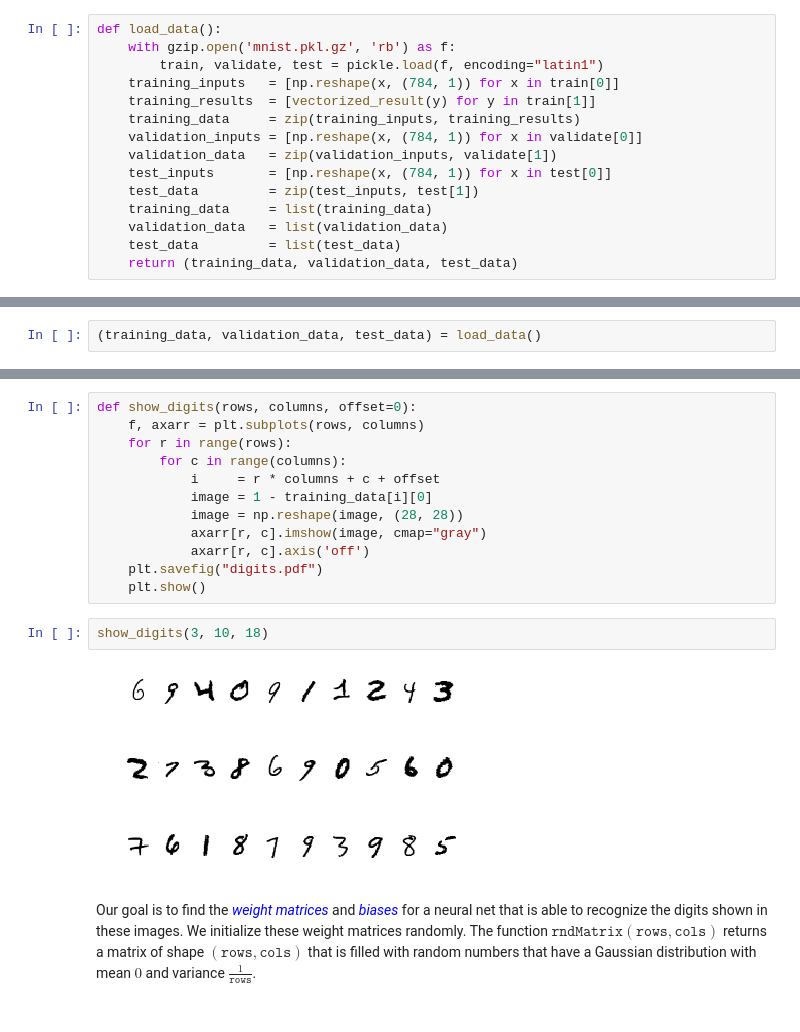
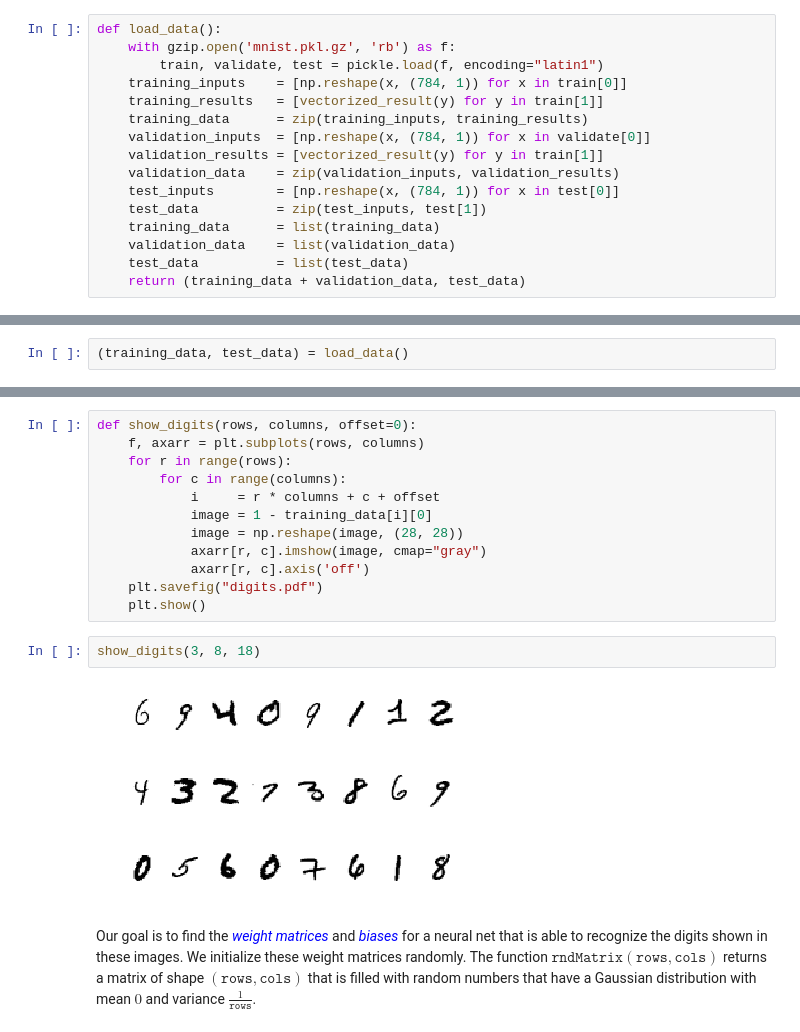
Before and after one commit to karlstroetmann/Artificial-Intelligence, a Jupyter notebook: Python/Digit-Recognition.ipynb, the cells around one changed output, grey strips where cells are left out. Drawn from its saved outputs; the diff is of its cells as text.

```diff
--- a/Python/Digit-Recognition.ipynb
+++ b/Python/Digit-Recognition.ipynb
@@ -60,21 +57,22 @@ Note that the formats for training data and validation data are different.
 def load_data():
     with gzip.open('mnist.pkl.gz', 'rb') as f:
         train, validate, test = pickle.load(f, encoding="latin1")
-    training_inputs   = [np.reshape(x, (784, 1)) for x in train[0]]
-    training_results  = [vectorized_result(y) for y in train[1]]
-    training_data     = zip(training_inputs, training_results)
-    validation_inputs = [np.reshape(x, (784, 1)) for x in validate[0]]
-    validation_data   = zip(validation_inputs, validate[1])
-    test_inputs       = [np.reshape(x, (784, 1)) for x in test[0]]
-    test_data         = zip(test_inputs, test[1])
-    training_data     = list(training_data)
-    validation_data   = list(validation_data)
-    test_data         = list(test_data)
-    return (training_data, validation_data, test_data)
+    training_inputs    = [np.reshape(x, (784, 1)) for x in train[0]]
+    training_results   = [vectorized_result(y) for y in train[1]]
+    training_data      = zip(training_inputs, training_results)
+    validation_inputs  = [np.reshape(x, (784, 1)) for x in validate[0]]
+    validation_results = [vectorized_result(y) for y in train[1]]
+    validation_data    = zip(validation_inputs, validation_results)
+    test_inputs        = [np.reshape(x, (784, 1)) for x in test[0]]
+    test_data          = zip(test_inputs, test[1])
+    training_data      = list(training_data)
+    validation_data    = list(validation_data)
+    test_data          = list(test_data)
+    return (training_data + validation_data, test_data)
 # %% [markdown]
 We store the data in three variables `training_data`,
 # %%
-(training_data, validation_data, test_data) = load_data()
+(training_data, test_data) = load_data()
 # %% [markdown]
 The function $\texttt{show_digit}(\texttt{row}, \texttt{columns}, \texttt{offset})$
 shows $\texttt{row} \cdot \texttt{columns}$ images of the training data.  The first image shown is the image at index $\texttt{offset}$.
@@ -91,9 +89,9 @@ def show_digits(rows, columns, offset=0):
     plt.savefig("digits.pdf")
     plt.show()
 # %%
-show_digits(3, 10, 18)
+show_digits(3, 8, 18)
 # %% [output]
-[figure, old version]
+[figure, new version]
 # %% [markdown]
 Our goal is to find the <em style="color:blue;">weight matrices</em> and <em style="color:blue;">biases</em> for a neural net that is
 able to recognize the digits shown in these images.  We initialize these weight matrices randomly. The function $\texttt{rndMatrix}(\texttt{rows}, \texttt{cols})$ returns a matrix of shape $(\texttt{rows}, \texttt{cols})$ that is filled with random numbers that have a Gaussian distribution with mean $0$ and variance $\displaystyle\frac{1}{\texttt{rows}}$.
```
Also changed, not shown: parts of 5 cells of this notebook, 6 other files.
